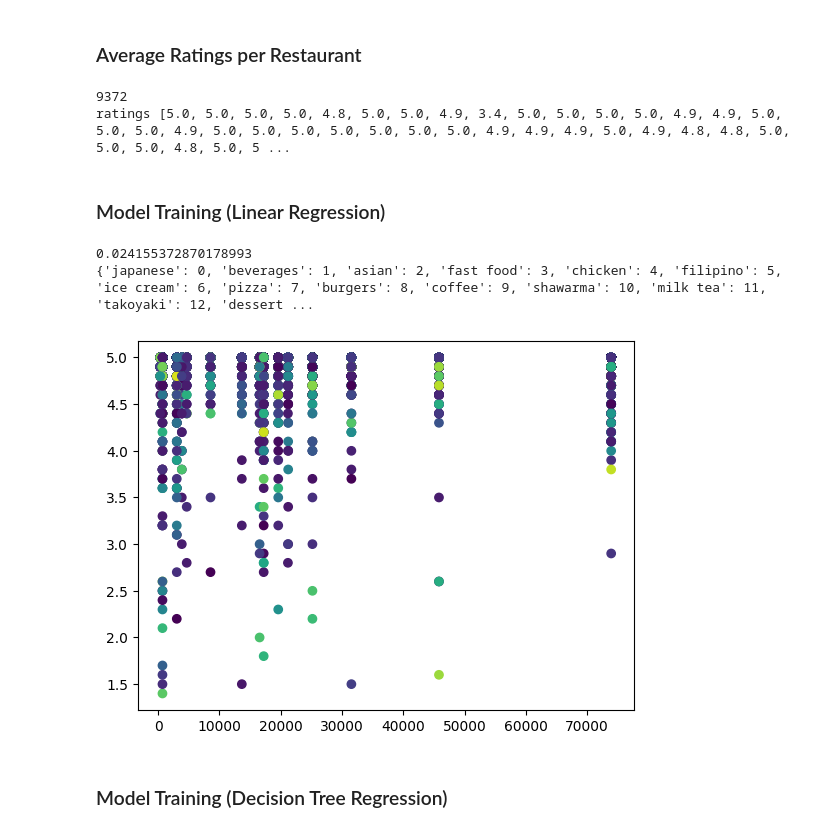
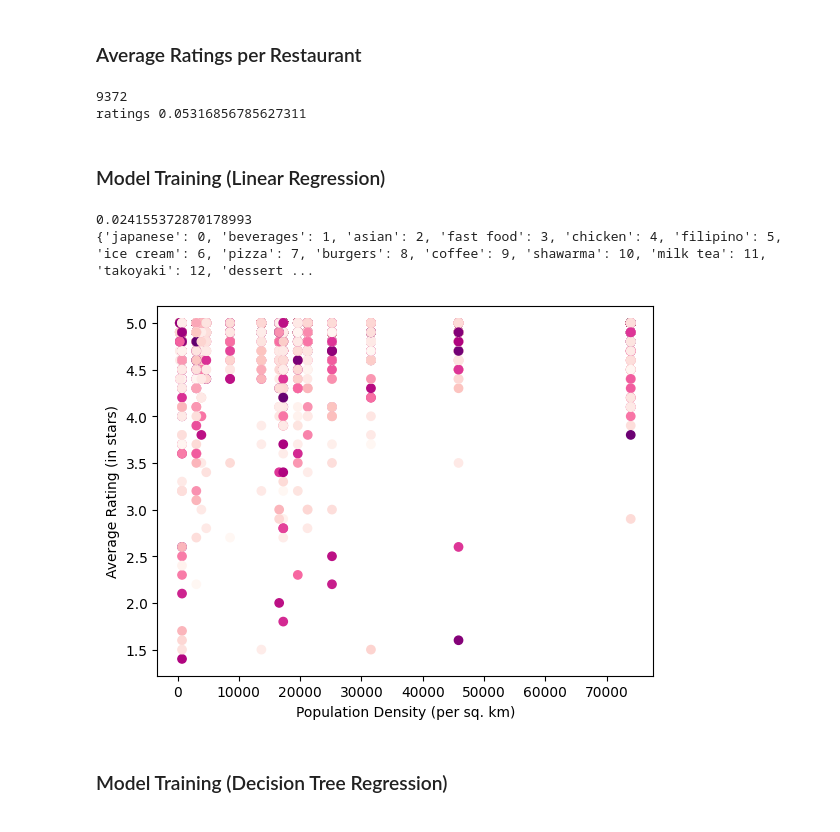
Before and after one commit to Enoux/psa, a Jupyter notebook: data/machine_learning.ipynb, the cells around one changed output. Drawn from its saved outputs; the diff is of its cells as text; code cells hidden in the pictures.

```diff
--- a/data/machine_learning.ipynb
+++ b/data/machine_learning.ipynb
@@ -92,10 +92,10 @@ print(len(city_and_resto_type[1]))
 # %%
 ratings = ph_restos["AverageRating"].to_list()
 print(len(ratings))
-print('ratings', ratings)
+print('ratings', ph_restos["AverageRating"].var())
 # %% [output]
 9372
-ratings [5.0, 5.0, 5.0, 5.0, 4.8, 5.0, 5.0, 4.9, 3.4, 5.0, 5.0, 5.0, 5.0, 4.9, 4.9, 5.0, 5.0, 5.0, 4.9, 5.0, 5.0, 5.0, 5.0, 5.0, 5.0, 5.0, 4.9, 4.9, 4.9, 5.0, 4.9, 4.8, 4.8, 5.0, 5.0, 5.0, 4.8, 5.0, 5 ...
+ratings 0.05316856785627311
 # %% [markdown]
 ### Model Training (Linear Regression)
 # %%
@@ -118,35 +118,37 @@ for type in ph_restos["FoodType"]:
         type_counter[type] += 1
 
 print(unique_types)
 # print(type_counter)
 # print('min', min(type_counter.values()))
 
 filtered_types = dict()
 filtered = []
 
 for key, value in type_counter.items():
     if value > 25:
         filtered_types[key] = value
     else:
         filtered.append(key)
 
 # print('filtered', filtered_types)
 # print(len(filtered_types))
 # print(filtered)
 
 num_types = []
 for entry in ph_restos['FoodType'].tolist():
     if entry != 'FoodType':
         num_types.append(unique_types[entry])
 
 # print(num_types)
 
-plt.scatter(pop_densities, ratings, c=num_types, cmap='viridis')
+plt.scatter(pop_densities, ratings, c=num_types, cmap='RdPu')
+plt.xlabel("Population Density (per sq. km)")
+plt.ylabel("Average Rating (in stars)")
 plt.show()
 # %% [output]
 0.024155372870178993
 {'japanese': 0, 'beverages': 1, 'asian': 2, 'fast food': 3, 'chicken': 4, 'filipino': 5, 'ice cream': 6, 'pizza': 7, 'burgers': 8, 'coffee': 9, 'shawarma': 10, 'milk tea': 11, 'takoyaki': 12, 'dessert ...
-[figure, old version]
+[figure, new version]
 # %% [markdown]
 ### Model Training (Decision Tree Regression)
 # %%
```
Also changed, not shown: parts of 1 cell of this notebook, 3 other files.
